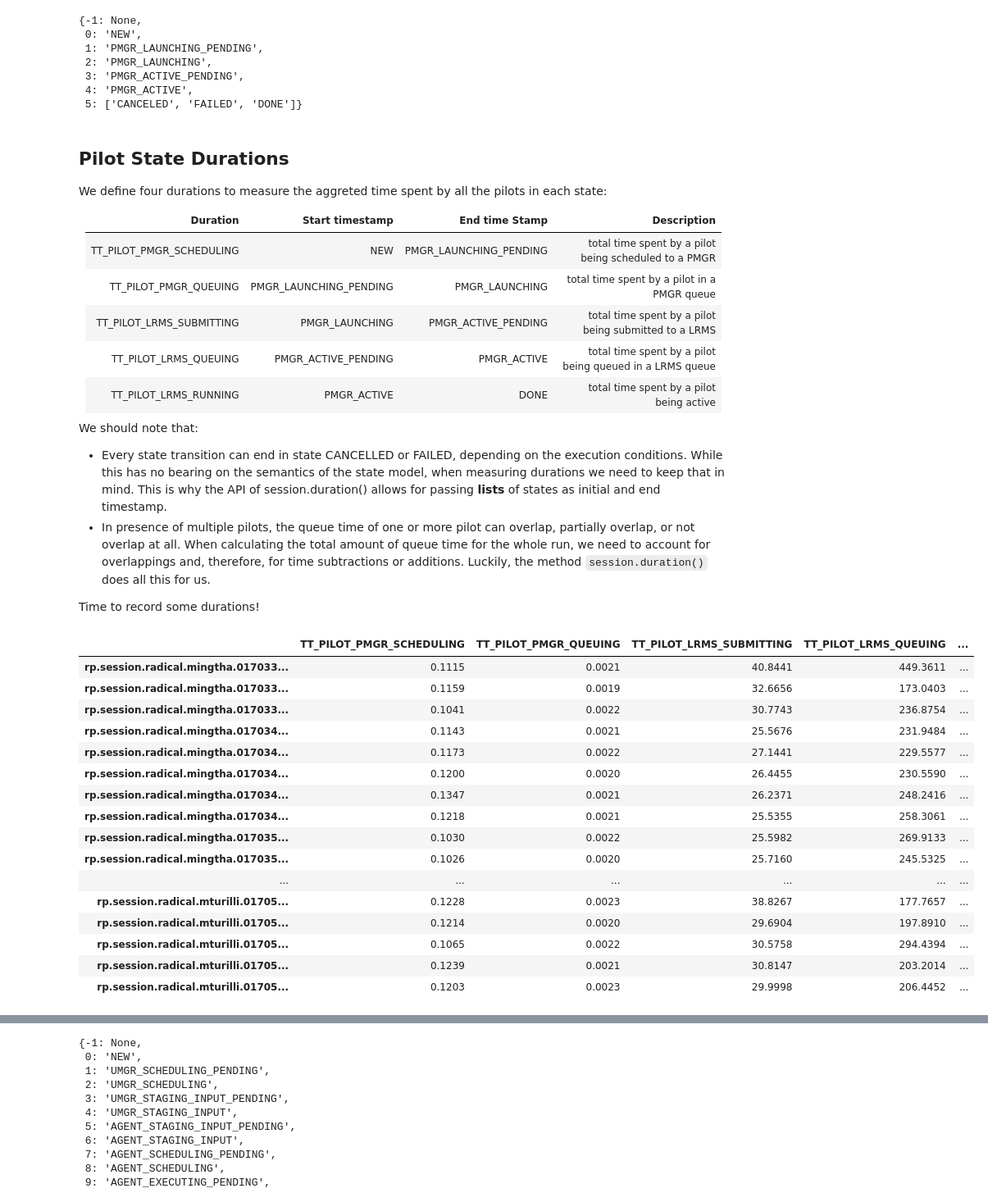
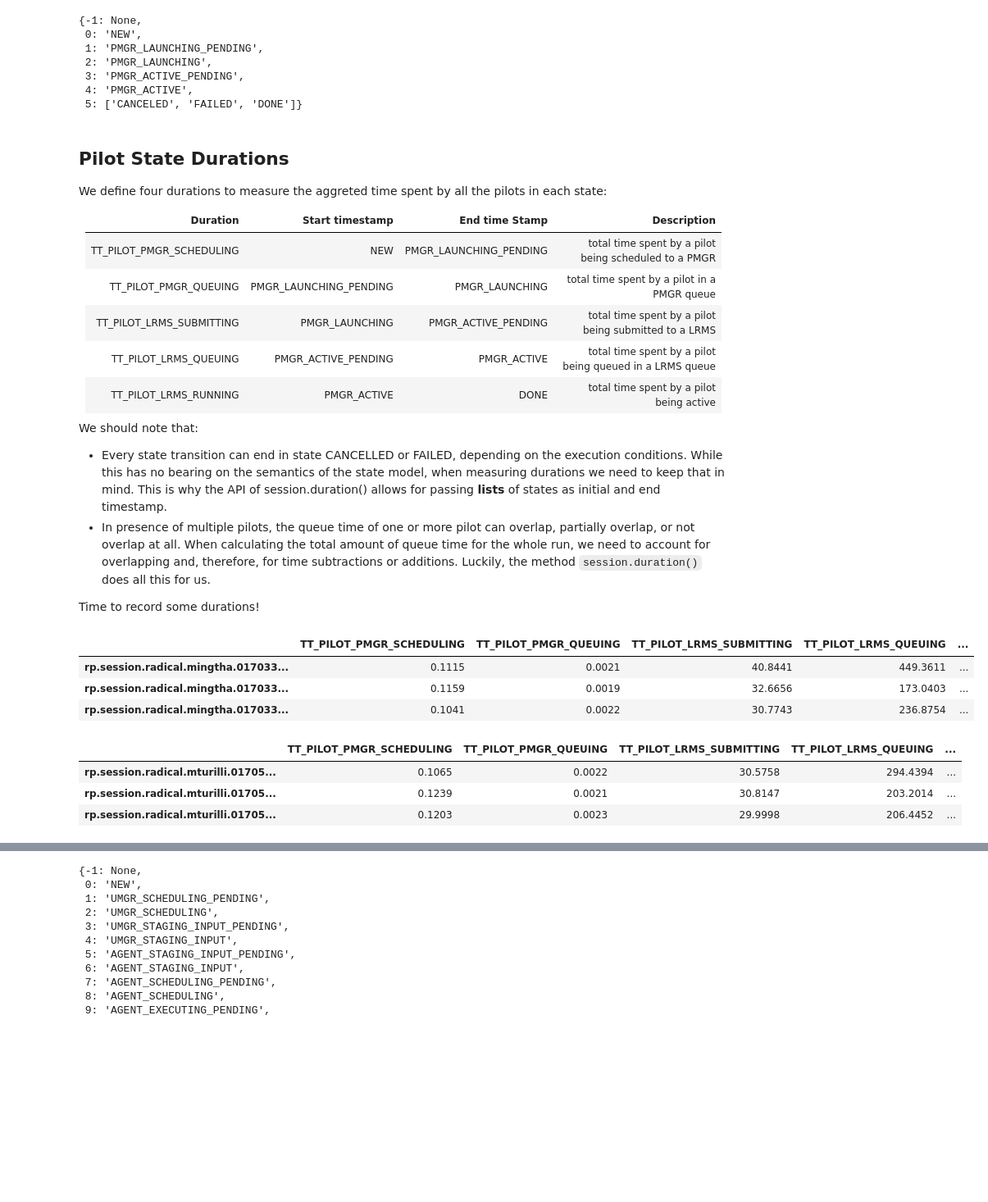
Before and after one commit to radical-cybertools/radical.analytics, a Jupyter notebook: use_cases/rp_on_osg/osg_analysis.ipynb, the cells around one changed output, grey strips where cells are left out. Shown at 82% size. Cells and saved outputs as stored; diff of their text form; code cells hidden in the pictures; blank space fills up the shorter version.

```diff
--- a/use_cases/rp_on_osg/osg_analysis.ipynb
+++ b/use_cases/rp_on_osg/osg_analysis.ipynb
@@ -480,43 +482,39 @@ We define four durations to measure the aggreted time spent by all the pilots in
 
 We should note that:
 * Every state transition can end in state CANCELLED or FAILED, depending on the execution conditions. While this has no bearing on the semantics of the state model, when measuring durations we need to keep that in mind. This is why the API of session.duration() allows for passing **lists** of states as initial and end timestamp.
-* In presence of multiple pilots, the queue time of one or more pilot can overlap, partially overlap, or not overlap at all. When calculating the total amount of queue time for the whole run, we need to account for overlappings and, therefore, for time subtractions or additions. Luckily, the method `session.duration()` does all this for us.
+* In presence of multiple pilots, the queue time of one or more pilot can overlap, partially overlap, or not overlap at all. When calculating the total amount of queue time for the whole run, we need to account for overlapping and, therefore, for time subtractions or additions. Luckily, the method `session.duration()` does all this for us.
 
 Time to record some durations!
 # %%
 # Model of pilot durations.
 pdm = {'TT_PILOT_PMGR_SCHEDULING': ['NEW'                   ,  'PMGR_LAUNCHING_PENDING'],
        'TT_PILOT_PMGR_QUEUING'   : ['PMGR_LAUNCHING_PENDING',  'PMGR_LAUNCHING'],
        'TT_PILOT_LRMS_SUBMITTING': ['PMGR_LAUNCHING'        ,  'PMGR_ACTIVE_PENDING'],
        'TT_PILOT_LRMS_QUEUING'   : ['PMGR_ACTIVE_PENDING'   ,  'PMGR_ACTIVE'],
        'TT_PILOT_LRMS_RUNNING'   : ['PMGR_ACTIVE'           , ['DONE',
                                                                'CANCELED',
                                                                'FAILED']]}
+
 # Add total pilot durations to sessions' DF.
 for sid in sessions.index:
     s = sessions.ix[sid, 'session'].filter(etype='pilot', inplace=False)
     for d in pdm.keys():
         sessions.ix[sid, d] = s.duration(pdm[d])
 
 # Print the relevant portion of the 'session' DataFrame.
-sessions[['TT_PILOT_PMGR_SCHEDULING', 'TT_PILOT_PMGR_QUEUING', 'TT_PILOT_LRMS_SUBMITTING',
-          'TT_PILOT_LRMS_QUEUING',    'TT_PILOT_LRMS_RUNNING']]
+display(sessions[['TT_PILOT_PMGR_SCHEDULING', 'TT_PILOT_PMGR_QUEUING',
+                  'TT_PILOT_LRMS_SUBMITTING', 'TT_PILOT_LRMS_QUEUING',
+                  'TT_PILOT_LRMS_RUNNING']].head(3))
+display(sessions[['TT_PILOT_PMGR_SCHEDULING', 'TT_PILOT_PMGR_QUEUING',
+                  'TT_PILOT_LRMS_SUBMITTING', 'TT_PILOT_LRMS_QUEUING',
+                  'TT_PILOT_LRMS_RUNNING']].tail(3))
 # %% [output]
 |  | TT_PILOT_PMGR_SCHEDULING | TT_PILOT_PMGR_QUEUING | TT_PILOT_LRMS_SUBMITTING | TT_PILOT_LRMS_QUEUING | ... |
 | rp.session.radical.mingtha.017033... | 0.1115 | 0.0021 | 40.8441 | 449.3611 | ... |
 | rp.session.radical.mingtha.017033... | 0.1159 | 0.0019 | 32.6656 | 173.0403 | ... |
 | rp.session.radical.mingtha.017033... | 0.1041 | 0.0022 | 30.7743 | 236.8754 | ... |
-| rp.session.radical.mingtha.017034... | 0.1143 | 0.0021 | 25.5676 | 231.9484 | ... |
-| rp.session.radical.mingtha.017034... | 0.1173 | 0.0022 | 27.1441 | 229.5577 | ... |
-| rp.session.radical.mingtha.017034... | 0.1200 | 0.0020 | 26.4455 | 230.5590 | ... |
-| rp.session.radical.mingtha.017034... | 0.1347 | 0.0021 | 26.2371 | 248.2416 | ... |
-| rp.session.radical.mingtha.017034... | 0.1218 | 0.0021 | 25.5355 | 258.3061 | ... |
-| rp.session.radical.mingtha.017035... | 0.1030 | 0.0022 | 25.5982 | 269.9133 | ... |
-| rp.session.radical.mingtha.017035... | 0.1026 | 0.0020 | 25.7160 | 245.5325 | ... |
-| ... | ... | ... | ... | ... | ... |
-| rp.session.radical.mturilli.01705... | 0.1228 | 0.0023 | 38.8267 | 177.7657 | ... |
-| rp.session.radical.mturilli.01705... | 0.1214 | 0.0020 | 29.6904 | 197.8910 | ... |
-| rp.session.radical.mturilli.01705... | 0.1065 | 0.0022 | 30.5758 | 294.4394 | ... |
-| rp.session.radical.mturilli.01705... | 0.1239 | 0.0021 | 30.8147 | 203.2014 | ... |
-| rp.session.radical.mturilli.01705... | 0.1203 | 0.0023 | 29.9998 | 206.4452 | ... |
+|  | TT_PILOT_PMGR_SCHEDULING | TT_PILOT_PMGR_QUEUING | TT_PILOT_LRMS_SUBMITTING | TT_PILOT_LRMS_QUEUING | ... |
+| rp.session.radical.mturilli.01705... | 0.1065 | 0.0022 | 30.5758 | 294.4394 | ... |
+| rp.session.radical.mturilli.01705... | 0.1239 | 0.0021 | 30.8147 | 203.2014 | ... |
+| rp.session.radical.mturilli.01705... | 0.1203 | 0.0023 | 29.9998 | 206.4452 | ... |
 # %% [markdown]
```
Also changed, not shown: parts of 39 cells of this notebook, 12 other files.
